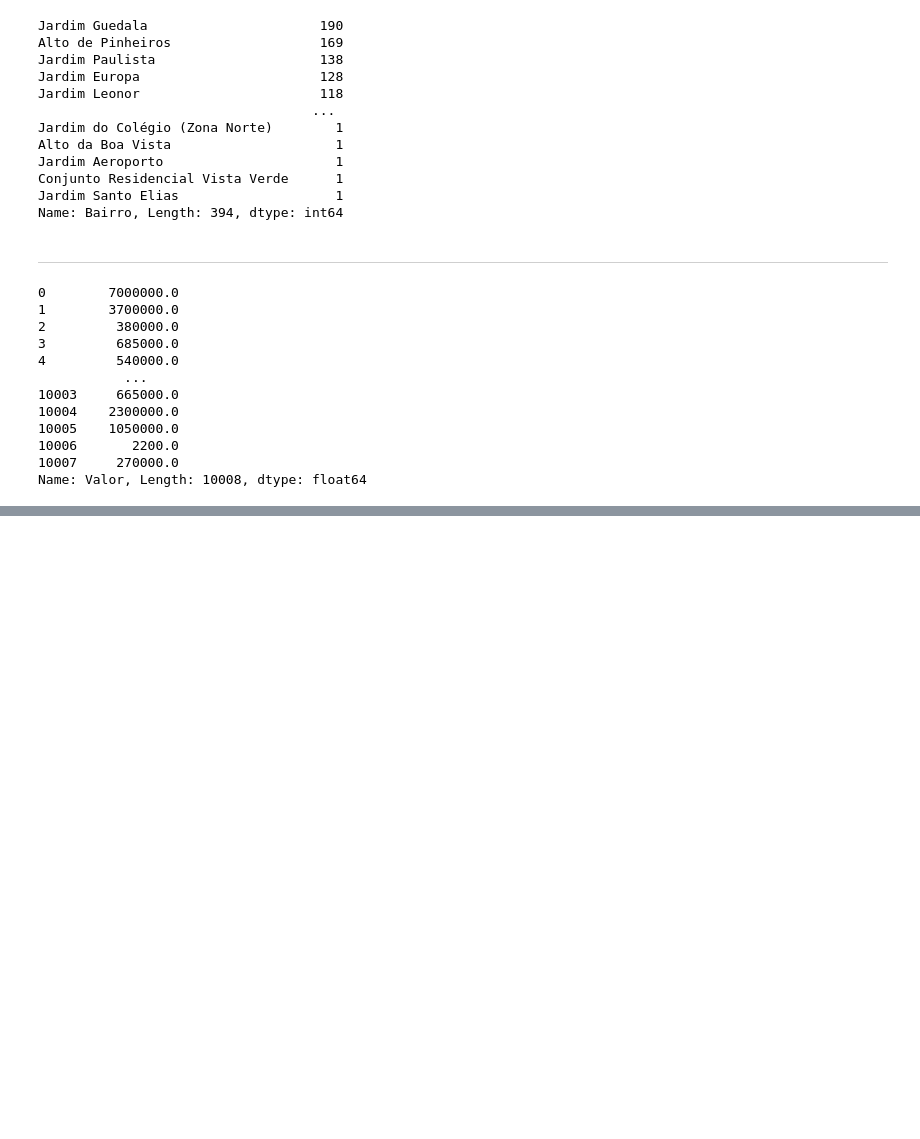
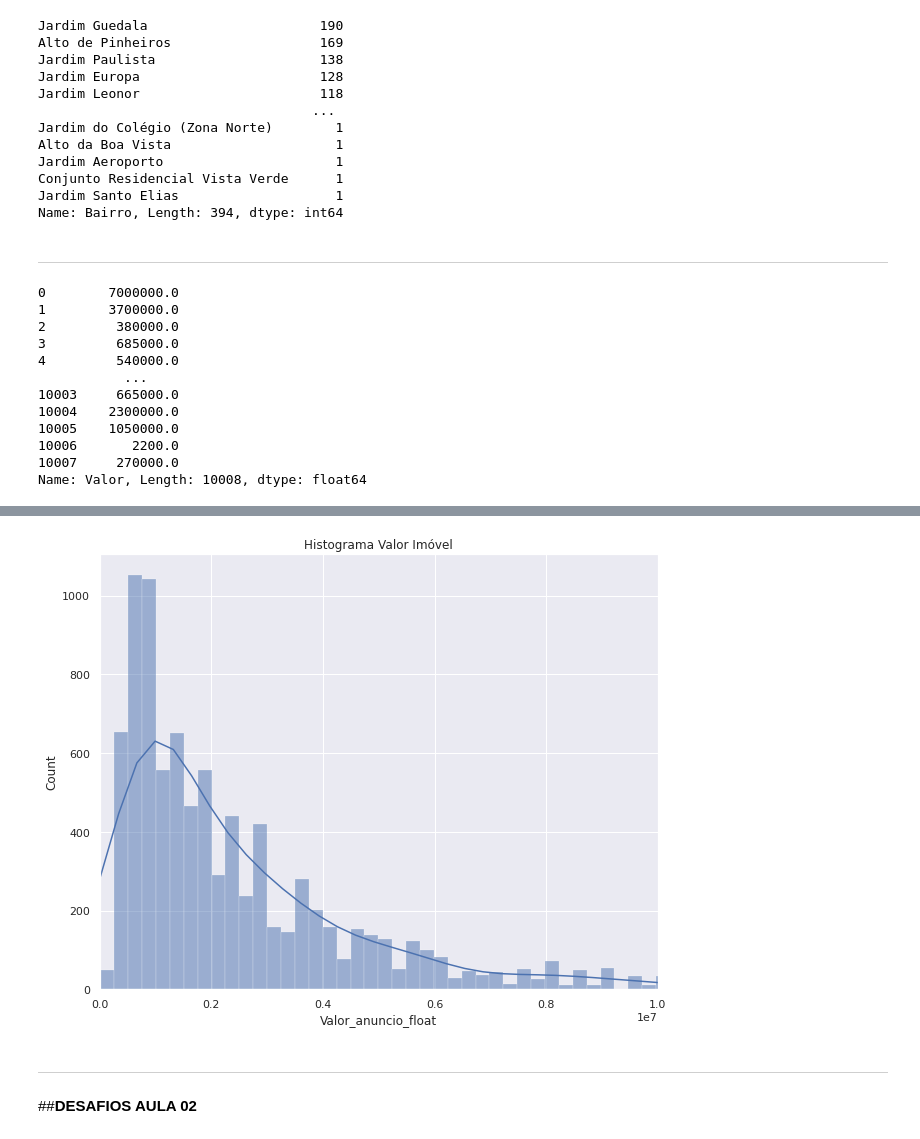
Before and after one commit to lays-l/alura_imersao_dados_04, a Jupyter notebook: imersao_alura_04_imoveis_sp.ipynb, the cells around one changed output, grey strips where cells are left out. Cells and saved outputs as stored; diff of their text form; code cells hidden in the pictures; blank space fills up the shorter version.

```diff
--- a/imersao_alura_04_imoveis_sp.ipynb
+++ b/imersao_alura_04_imoveis_sp.ipynb
@@ -305,0 +387,17 @@ Name: Valor, Length: 10008, dtype: float64
+# %%
+import seaborn as sns
+import matplotlib.pyplot as plt
+
+sns.set() #estiliza o gráfico plotado
+plt.figure(figsize=(10,8))
+ax = sns.histplot(data=dados_vendas, x='Valor_anuncio_float', kde=True) #kde = curva de aproximação
+ax.set_title('Histograma Valor Imóvel')
+plt.xlim((-50, 10000000)) #limita o valor até 10 milhões
+plt.show()
+# %% [output]
+[figure, added]
+# %% [markdown]
+
+
+---
+##**DESAFIOS AULA 02**
```
Also changed, not shown: parts of 25 cells of this notebook.
